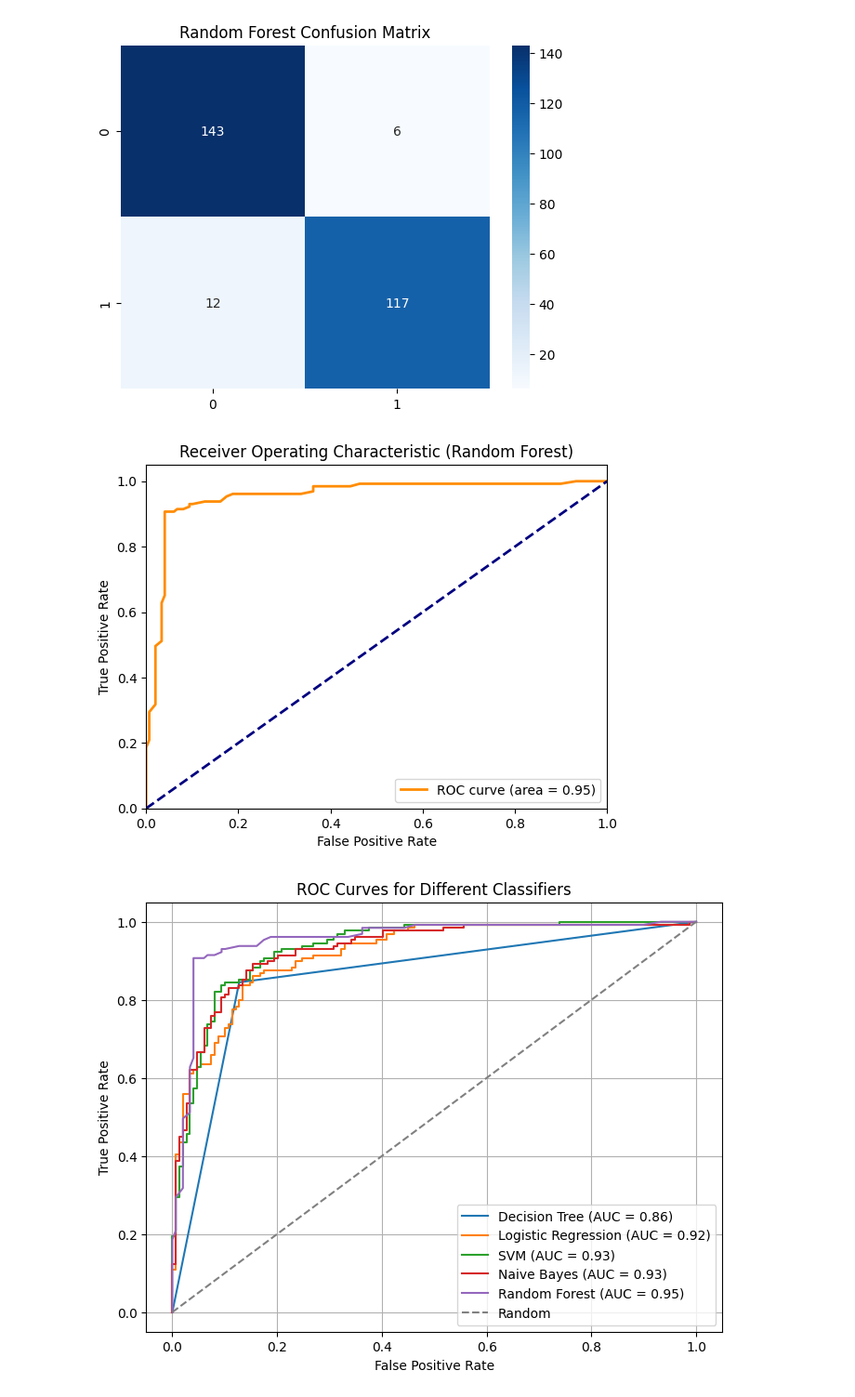
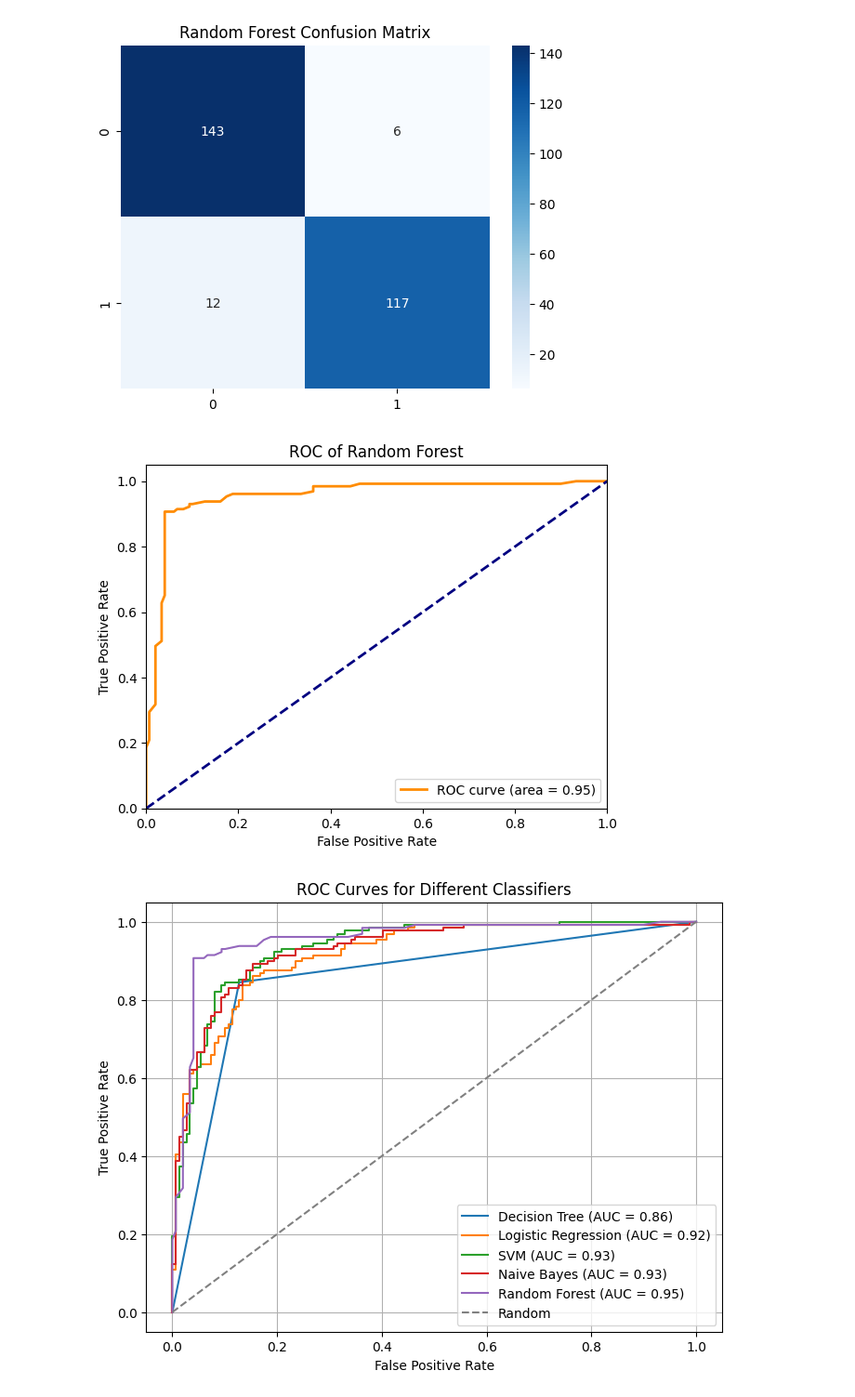
Before and after one commit to abhishek22112001/Ml-finalproject, a Jupyter notebook: CUSTOMER_PREDICTION.ipynb, the cells around one changed output. Shown at 93% size. Saved outputs shown, nothing was run; the diff lists cells and outputs as text; code cells hidden in the pictures.

```diff
--- a/CUSTOMER_PREDICTION.ipynb
+++ b/CUSTOMER_PREDICTION.ipynb
@@ -249,6 +249,8 @@ plt.show()
 # Split the data
 X = data.drop('PurchaseStatus', axis=1)
 y = data['PurchaseStatus']
+scaler = StandardScaler()
+X_scaled = scaler.fit_transform(X)
 
 x_train, x_test, y_train, y_test = train_test_split(X_scaled, y, test_size=0.2, random_state=42)
 # %%
@@ -448,21 +450,21 @@ Random Forest:
 # %%
 y_prob_rf = rf_model.predict_proba(x_test)[:, 1]
 
 fpr_rf, tpr_rf, thresholds_rf = roc_curve(y_test, y_prob_rf)
 roc_auc_rf = auc(fpr_rf, tpr_rf)
 
 plt.figure()
 plt.plot(fpr_rf, tpr_rf, color='darkorange', lw=2, label='ROC curve (area = %0.2f)' % roc_auc_rf)
 plt.plot([0, 1], [0, 1], color='navy', lw=2, linestyle='--')
 plt.xlim([0.0, 1.0])
 plt.ylim([0.0, 1.05])
 plt.xlabel('False Positive Rate')
 plt.ylabel('True Positive Rate')
-plt.title('Receiver Operating Characteristic (Random Forest)')
+plt.title('ROC of Random Forest')
 plt.legend(loc="lower right")
 plt.show()
 # %% [output]
-[figure, old version]
+[figure, new version]
 # %%
 plt.figure(figsize=(8, 6))
 
```
Also changed, not shown: parts of 5 cells of this notebook.
